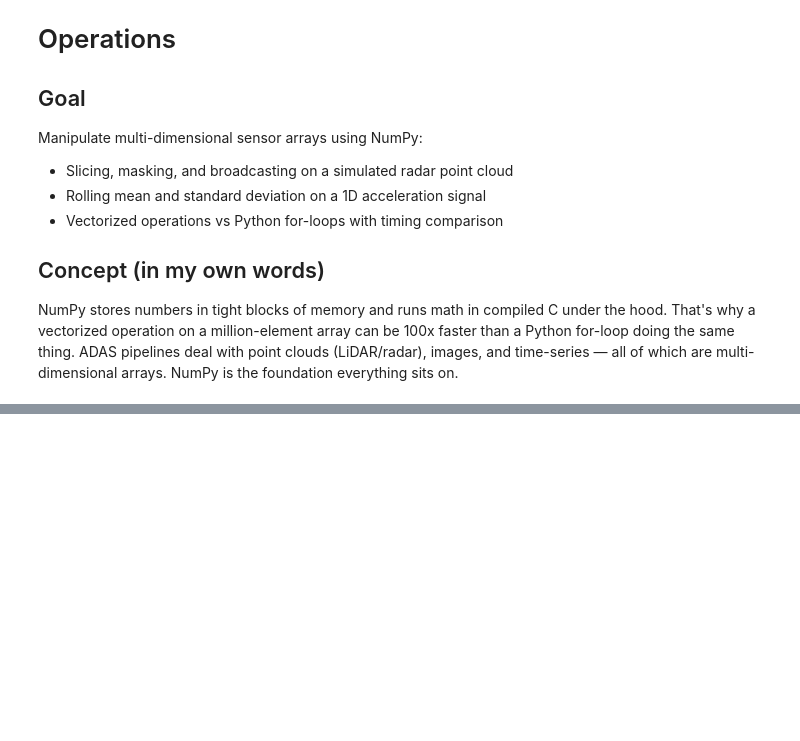
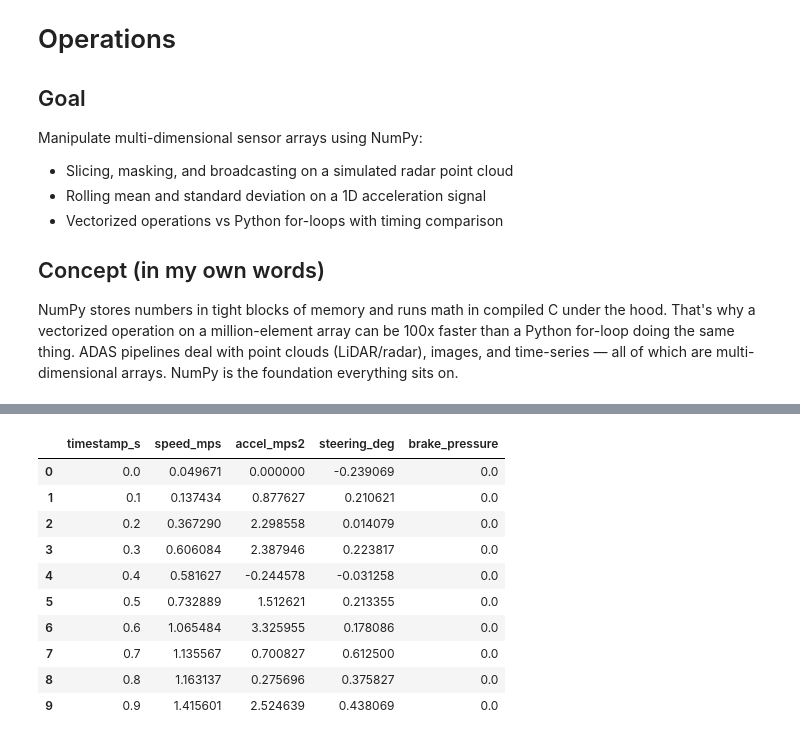
Before and after one commit to mjrock12506/adas-sensor-analytics, a Jupyter notebook: DAY1_sensor_Data_basics.ipynb, the cells around one changed output, grey strips where cells are left out. Saved outputs shown, nothing was run; the diff lists cells and outputs as text; code cells hidden in the pictures; blank space fills up the shorter version.

```diff
--- a/DAY1_sensor_Data_basics.ipynb
+++ b/DAY1_sensor_Data_basics.ipynb
@@ -175,20 +178,65 @@ can be 100x faster than a Python for-loop doing the same thing. ADAS pipelines
 deal with point clouds (LiDAR/radar), images, and time-series — all of which
 are multi-dimensional arrays. NumPy is the foundation everything sits on.
 # %%
-# CREATE the radar point cloud first
-# A radar sensor outputs a list of detected points in 3D space
-# Each point has: x position, y position, z position, intensity
+np.random.seed(42)
 
-np.random.seed(7)
-n_points = 1000
+duration_sec   = 60
+sample_rate_hz = 10
+n_samples      = duration_sec * sample_rate_hz   # 600
 
-radar = np.column_stack([
-    np.random.uniform(-50, 50, n_points),   # x: left/right in meters
-    np.random.uniform(0, 100, n_points),    # y: forward distance in meters
-    np.random.uniform(-2, 4, n_points),     # z: height in meters
-    np.random.uniform(0, 1, n_points),      # intensity: how strong the reflection
-])
+timestamps = np.arange(0, duration_sec, 1 / sample_rate_hz)
 
-print("Radar array shape:", radar.shape)
-print("First 3 points:\n", radar[:3])
+# ── SPEED: 8 phases, two real braking events ──────────────────
+# Phase 1: accelerate 0 → 18 m/s over 12s      = 120 samples
+# Phase 2: cruise at 18 m/s for 15s             = 150 samples
+# Phase 3: MODERATE BRAKE 18 → 10 m/s over 2.5s = 25 samples
+# Phase 4: cruise at 10 m/s for 8s              =  80 samples
+# Phase 5: re-accelerate 10 → 20 m/s over 5s   =  50 samples
+# Phase 6: cruise at 20 m/s for 8s              =  80 samples
+# Phase 7: HARD BRAKE 20 → 2 m/s over 3s       =  30 samples
+# Phase 8: coast 2 → 0 m/s over 6.5s           =  65 samples
+# Total: 120+150+25+80+50+80+30+65              = 600 ✓
+
+phase1 = np.linspace(0,  18, 120) + np.random.normal(0, 0.1, 120)
+phase2 = np.full(150, 18.0)       + np.random.normal(0, 0.2, 150)
+phase3 = np.linspace(18, 10,  25)
+phase4 = np.full(80,  10.0)       + np.random.normal(0, 0.1,  80)
+phase5 = np.linspace(10, 20,  50) + np.random.normal(0, 0.1,  50)
+phase6 = np.full(80,  20.0)       + np.random.normal(0, 0.2,  80)
+phase7 = np.linspace(20,  2,  30)
+phase8 = np.linspace(2,   0,  65) + np.random.normal(0, 0.05, 65)
+
+speed = np.concatenate([phase1, phase2, phase3,
+                        phase4, phase5, phase6,
+                        phase7, phase8])
+speed = np.clip(speed, 0, None)
+
+# Acceleration derived from speed changes
+acceleration = np.concatenate(([0], np.diff(speed))) * sample_rate_hz
+
+# Steering: gentle wander
+steering = 3 * np.sin(timestamps / 8) + np.random.normal(0, 0.3, n_samples)
+
+# Brake: fires only during the two actual braking phases
+brake           = np.zeros(n_samples)
+braking_moments = acceleration < -2.0
+brake[braking_moments] = np.random.uniform(0.6, 1.0, braking_moments.sum())
+brake = pd.Series(brake).rolling(window=3, min_periods=1).mean().values
+
+print(f"Total samples:         {n_samples}")
+print(f"Braking samples:       {braking_moments.sum()}")
+print(f"Braking percentage:    {braking_moments.sum()/n_samples:.1%}")
+print(f"Max speed:             {speed.max():.1f} m/s = {speed.max()*3.6:.1f} km/h")
+
+df = pd.DataFrame({
+    'timestamp_s'    : timestamps,
+    'speed_mps'      : speed,
+    'accel_mps2'     : acceleration,
+    'steering_deg'   : steering,
+    'brake_pressure' : brake,
+})
+
+df.to_csv('vehicle_log.csv', index=False)
+print(f"Saved. Shape: {df.shape}")
+df.head(10)
 # %% [output]
@@ -200,3 +248,14 @@ First 3 points:
+|  | timestamp_s | speed_mps | accel_mps2 | steering_deg | brake_pressure |
+| 0 | 0.0 | 0.049671 | 0.000000 | -0.239069 | 0.0 |
+| 1 | 0.1 | 0.137434 | 0.877627 | 0.210621 | 0.0 |
+| 2 | 0.2 | 0.367290 | 2.298558 | 0.014079 | 0.0 |
+| 3 | 0.3 | 0.606084 | 2.387946 | 0.223817 | 0.0 |
+| 4 | 0.4 | 0.581627 | -0.244578 | -0.031258 | 0.0 |
+| 5 | 0.5 | 0.732889 | 1.512621 | 0.213355 | 0.0 |
+| 6 | 0.6 | 1.065484 | 3.325955 | 0.178086 | 0.0 |
+| 7 | 0.7 | 1.135567 | 0.700827 | 0.612500 | 0.0 |
+| 8 | 0.8 | 1.163137 | 0.275696 | 0.375827 | 0.0 |
+| 9 | 0.9 | 1.415601 | 2.524639 | 0.438069 | 0.0 |
 # %%
 # Slice = grab a contiguous block. No copy in most cases — just a view into the same memory.
 
```
Also changed, not shown: parts of 10 cells of this notebook, 1 other file.
